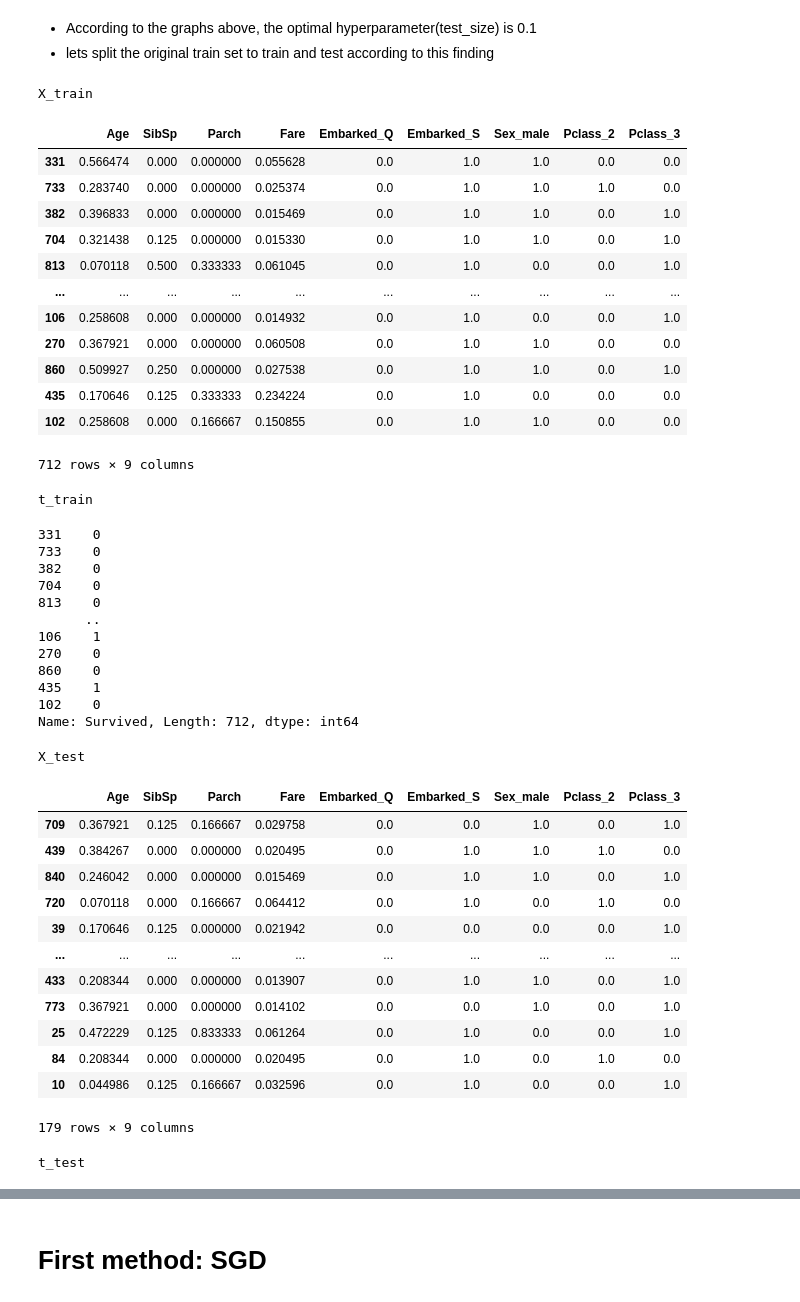
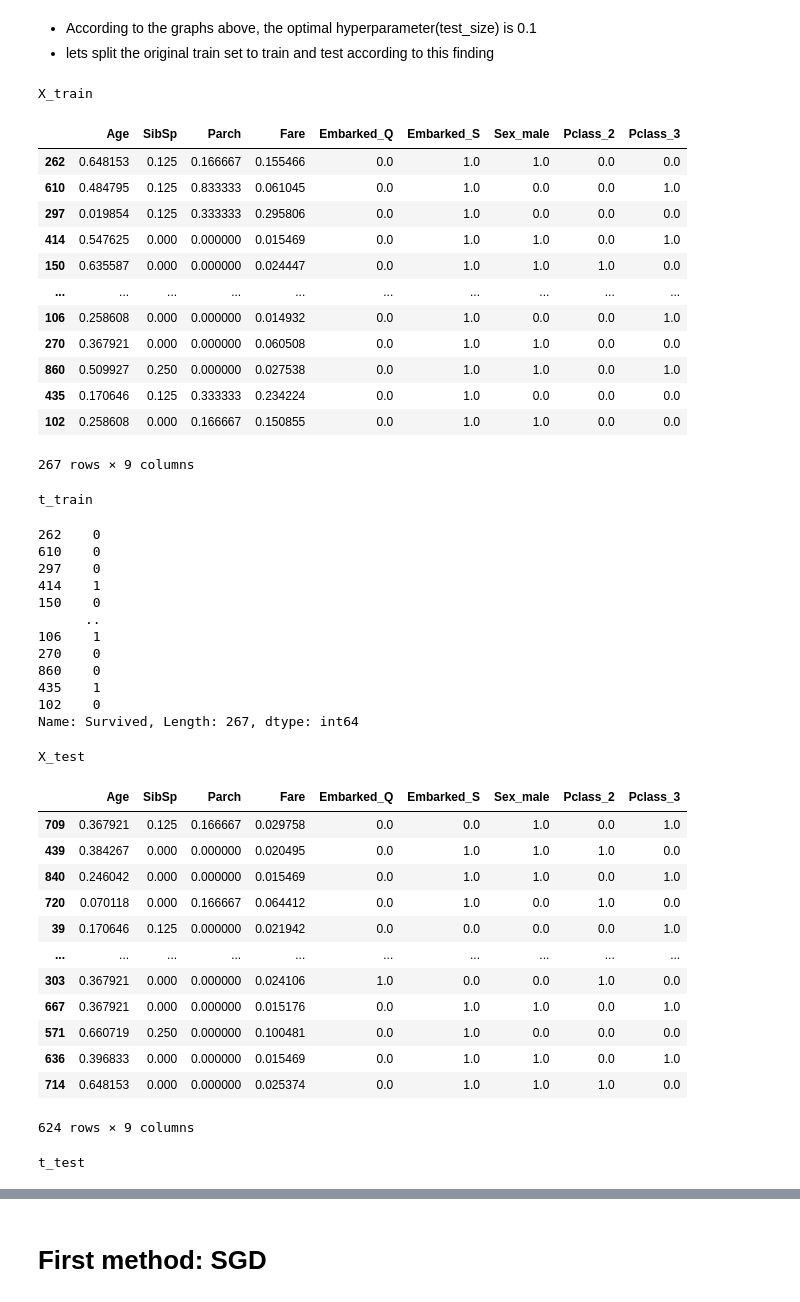
Before and after one commit to DorFerenc/Kaggle-ML-course, a Jupyter notebook: titanic-log.ipynb, the cells around one changed output, grey strips where cells are left out. Drawn from its saved outputs; the diff is of its cells as text; code cells hidden in the pictures.

```diff
--- a/titanic-log.ipynb
+++ b/titanic-log.ipynb
@@ -930,46 +930,46 @@ plot_score_and_loss_by_split(X, t)
 # %%
 # split the data to train and validation
 X_train, X_test, t_train, t_test = sklearn.model_selection.train_test_split(
-    X, t, test_size=0.2, random_state=42)
+    X, t, test_size=0.7, random_state=42)
 print('X_train')
 display(X_train)
 print()
 print('t_train')
 display(t_train)
 print()
 print('X_test')
 display(X_test)
 print()
 print('t_test')
 display(t_test)
 # %% [output]
 X_train
 |  | Age | SibSp | Parch | Fare | Embarked_Q | Embarked_S | Sex_male | Pclass_2 | Pclass_3 |
-| 331 | 0.566474 | 0.000 | 0.000000 | 0.055628 | 0.0 | 1.0 | 1.0 | 0.0 | 0.0 |
-| 733 | 0.283740 | 0.000 | 0.000000 | 0.025374 | 0.0 | 1.0 | 1.0 | 1.0 | 0.0 |
-| 382 | 0.396833 | 0.000 | 0.000000 | 0.015469 | 0.0 | 1.0 | 1.0 | 0.0 | 1.0 |
-| 704 | 0.321438 | 0.125 | 0.000000 | 0.015330 | 0.0 | 1.0 | 1.0 | 0.0 | 1.0 |
-| 813 | 0.070118 | 0.500 | 0.333333 | 0.061045 | 0.0 | 1.0 | 0.0 | 0.0 | 1.0 |
+| 262 | 0.648153 | 0.125 | 0.166667 | 0.155466 | 0.0 | 1.0 | 1.0 | 0.0 | 0.0 |
+| 610 | 0.484795 | 0.125 | 0.833333 | 0.061045 | 0.0 | 1.0 | 0.0 | 0.0 | 1.0 |
+| 297 | 0.019854 | 0.125 | 0.333333 | 0.295806 | 0.0 | 1.0 | 0.0 | 0.0 | 0.0 |
+| 414 | 0.547625 | 0.000 | 0.000000 | 0.015469 | 0.0 | 1.0 | 1.0 | 0.0 | 1.0 |
+| 150 | 0.635587 | 0.000 | 0.000000 | 0.024447 | 0.0 | 1.0 | 1.0 | 1.0 | 0.0 |
 | ... | ... | ... | ... | ... | ... | ... | ... | ... | ... |
 | 106 | 0.258608 | 0.000 | 0.000000 | 0.014932 | 0.0 | 1.0 | 0.0 | 0.0 | 1.0 |
 | 270 | 0.367921 | 0.000 | 0.000000 | 0.060508 | 0.0 | 1.0 | 1.0 | 0.0 | 0.0 |
 | 860 | 0.509927 | 0.250 | 0.000000 | 0.027538 | 0.0 | 1.0 | 1.0 | 0.0 | 1.0 |
 | 435 | 0.170646 | 0.125 | 0.333333 | 0.234224 | 0.0 | 1.0 | 0.0 | 0.0 | 0.0 |
 | 102 | 0.258608 | 0.000 | 0.166667 | 0.150855 | 0.0 | 1.0 | 1.0 | 0.0 | 0.0 |
-712 rows × 9 columns
+267 rows × 9 columns
 t_train
-331    0
-733    0
-382    0
-704    0
-813    0
+262    0
+610    0
+297    0
+414    1
+150    0
       ..
 106    1
 270    0
 860    0
 435    1
 102    0
-Name: Survived, Length: 712, dtype: int64
+Name: Survived, Length: 267, dtype: int64
 X_test
 |  | Age | SibSp | Parch | Fare | Embarked_Q | Embarked_S | Sex_male | Pclass_2 | Pclass_3 |
 | 709 | 0.367921 | 0.125 | 0.166667 | 0.029758 | 0.0 | 0.0 | 1.0 | 0.0 | 1.0 |
@@ -978,12 +978,12 @@ X_test
 | 720 | 0.070118 | 0.000 | 0.166667 | 0.064412 | 0.0 | 1.0 | 0.0 | 1.0 | 0.0 |
 | 39 | 0.170646 | 0.125 | 0.000000 | 0.021942 | 0.0 | 0.0 | 0.0 | 0.0 | 1.0 |
 | ... | ... | ... | ... | ... | ... | ... | ... | ... | ... |
-| 433 | 0.208344 | 0.000 | 0.000000 | 0.013907 | 0.0 | 1.0 | 1.0 | 0.0 | 1.0 |
-| 773 | 0.367921 | 0.000 | 0.000000 | 0.014102 | 0.0 | 0.0 | 1.0 | 0.0 | 1.0 |
-| 25 | 0.472229 | 0.125 | 0.833333 | 0.061264 | 0.0 | 1.0 | 0.0 | 0.0 | 1.0 |
-| 84 | 0.208344 | 0.000 | 0.000000 | 0.020495 | 0.0 | 1.0 | 0.0 | 1.0 | 0.0 |
-| 10 | 0.044986 | 0.125 | 0.166667 | 0.032596 | 0.0 | 1.0 | 0.0 | 0.0 | 1.0 |
+| 303 | 0.367921 | 0.000 | 0.000000 | 0.024106 | 1.0 | 0.0 | 0.0 | 1.0 | 0.0 |
+| 667 | 0.367921 | 0.000 | 0.000000 | 0.015176 | 0.0 | 1.0 | 1.0 | 0.0 | 1.0 |
+| 571 | 0.660719 | 0.250 | 0.000000 | 0.100481 | 0.0 | 1.0 | 0.0 | 0.0 | 0.0 |
+| 636 | 0.396833 | 0.000 | 0.000000 | 0.015469 | 0.0 | 1.0 | 1.0 | 0.0 | 1.0 |
+| 714 | 0.648153 | 0.000 | 0.000000 | 0.025374 | 0.0 | 1.0 | 1.0 | 1.0 | 0.0 |
-179 rows × 9 columns
+624 rows × 9 columns
 t_test
 709    1
 439    0
```
Also changed, not shown: parts of 7 cells of this notebook.
